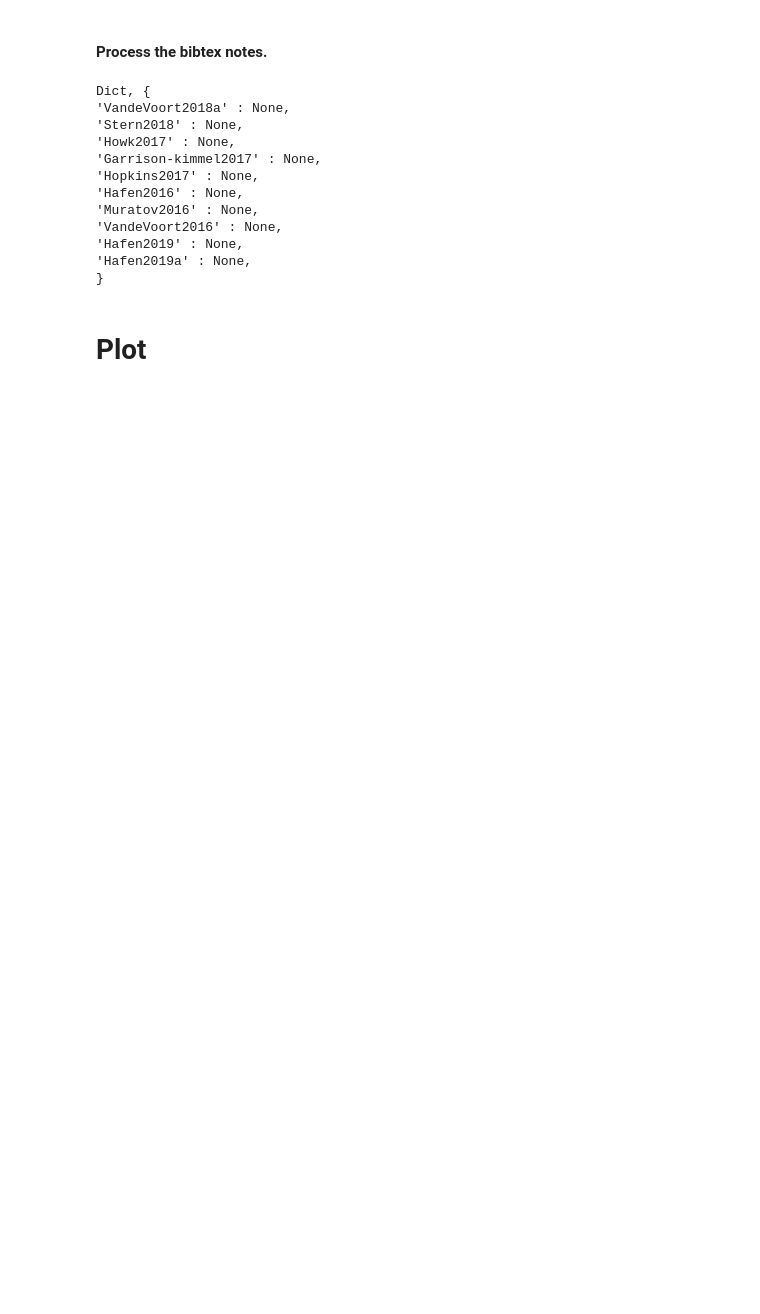
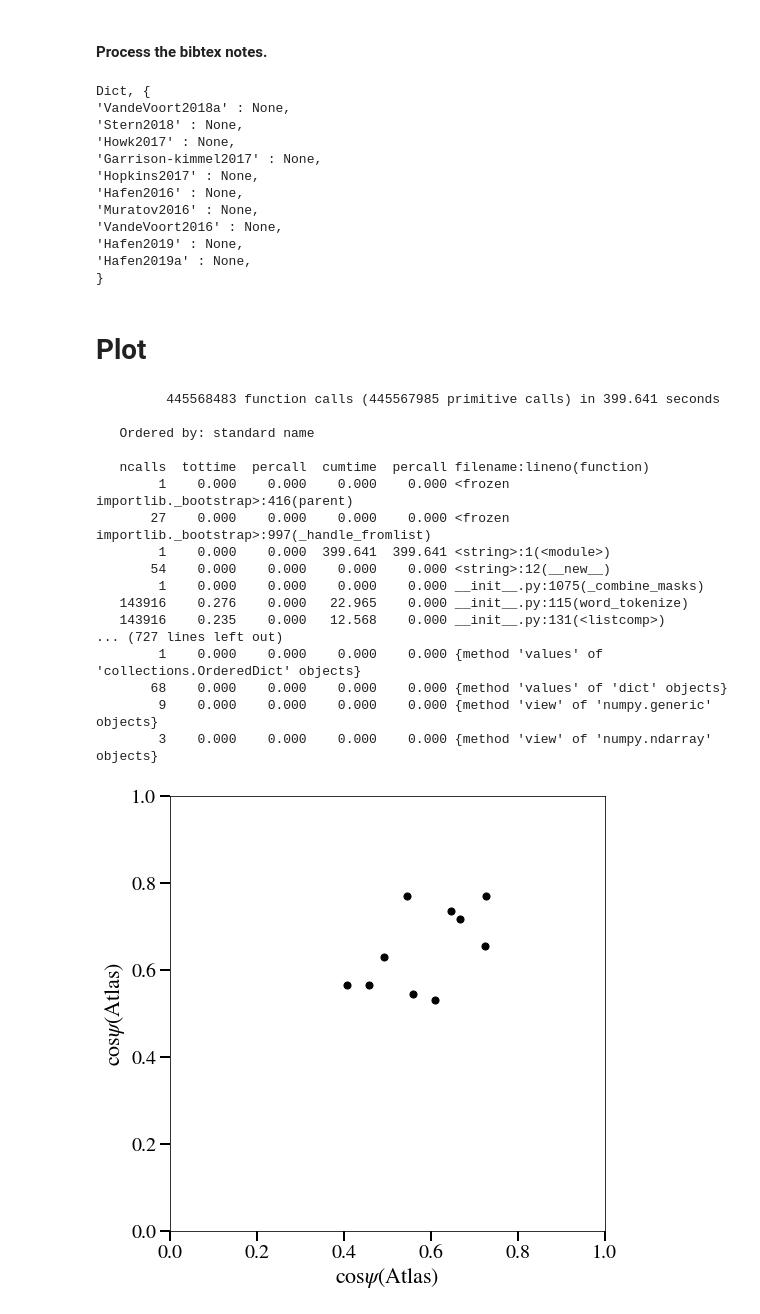
Before and after one commit to zhafen/cc, a Jupyter notebook: examples/atlas.ipynb, the cells around one changed output. Drawn from its saved outputs; the diff is of its cells as text; code cells hidden in the pictures; blank space fills up the shorter version.

```diff
--- a/examples/atlas.ipynb
+++ b/examples/atlas.ipynb
@@ -30,0 +33,29 @@ Dict, {
+# %%
+%matplotlib inline
+
+cProfile.run(
+'''cospsi_a, cospsi_a_abs = a.plot_cospsi2d(
+    a,
+    a,
+    y_kwargs = { 'method': 'abstract similarity'},
+)'''
+)
+# %% [output]
+         445568483 function calls (445567985 primitive calls) in 399.641 seconds
+
+   Ordered by: standard name
+
+   ncalls  tottime  percall  cumtime  percall filename:lineno(function)
+        1    0.000    0.000    0.000    0.000 <frozen importlib._bootstrap>:416(parent)
+       27    0.000    0.000    0.000    0.000 <frozen importlib._bootstrap>:997(_handle_fromlist)
+        1    0.000    0.000  399.641  399.641 <string>:1(<module>)
+       54    0.000    0.000    0.000    0.000 <string>:12(__new__)
+        1    0.000    0.000    0.000    0.000 __init__.py:1075(_combine_masks)
+   143916    0.276    0.000   22.965    0.000 __init__.py:115(word_tokenize)
+   143916    0.235    0.000   12.568    0.000 __init__.py:131(<listcomp>)
+... (727 lines left out)
+        1    0.000    0.000    0.000    0.000 {method 'values' of 'collections.OrderedDict' objects}
+       68    0.000    0.000    0.000    0.000 {method 'values' of 'dict' objects}
+        9    0.000    0.000    0.000    0.000 {method 'view' of 'numpy.generic' objects}
+        3    0.000    0.000    0.000    0.000 {method 'view' of 'numpy.ndarray' objects}
+[figure, added]
```
Also changed, not shown: parts of 4 cells of this notebook, 7 other files.
